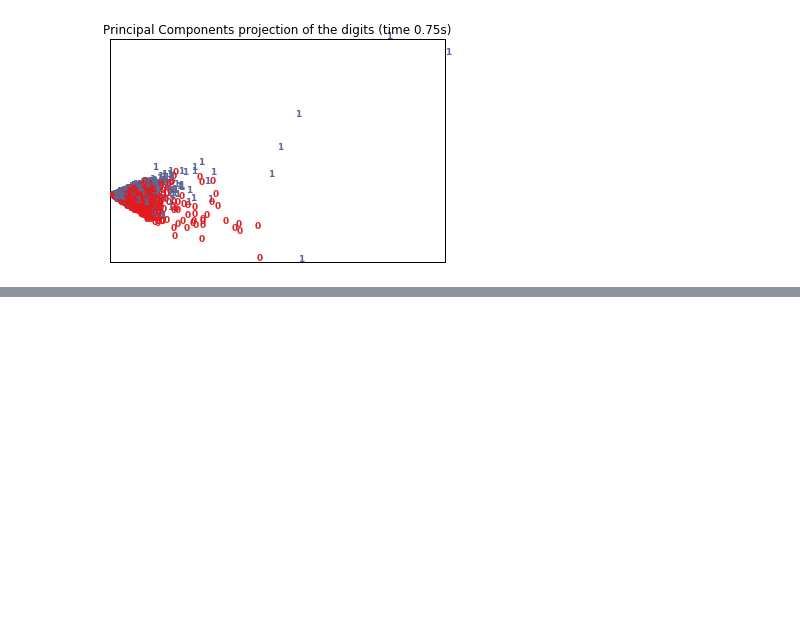
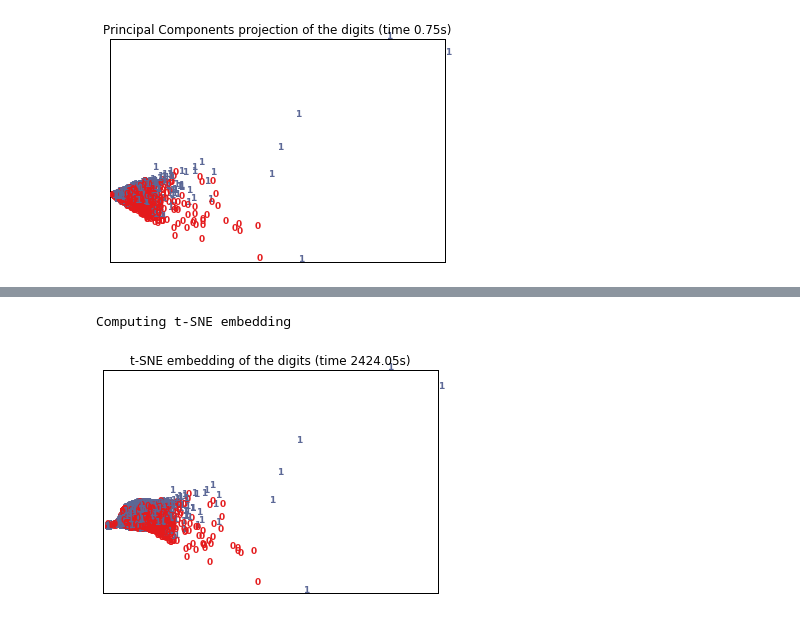
Before and after one commit to s6juncheng/AI_hackthon, a Jupyter notebook: notbooks/Data_processing-V.ipynb, the cells around one changed output, grey strips where cells are left out. Drawn from its saved outputs; the diff is of its cells as text; code cells hidden in the pictures; blank space fills up the shorter version.

```diff
--- a/notbooks/Data_processing-V.ipynb
+++ b/notbooks/Data_processing-V.ipynb
@@ -353,12 +355,15 @@ Computing Isomap embedding
 # %%
 # t-SNE embedding of the digits dataset
 print("Computing t-SNE embedding")
 tsne = manifold.TSNE(n_components=2, init='pca', random_state=0)
 t0 = time()
-X_tsne = tsne.fit_transform(X)
+X_tsne = tsne.fit_transform(X.toarray())
 
 plot_embedding(X_tsne,
                "t-SNE embedding of the digits (time %.2fs)" %
                (time() - t0))
 
 plt.show()
+# %% [output]
+Computing t-SNE embedding
+[figure, added]
```
Also changed, not shown: parts of 1 cell of this notebook, 6 other files.
